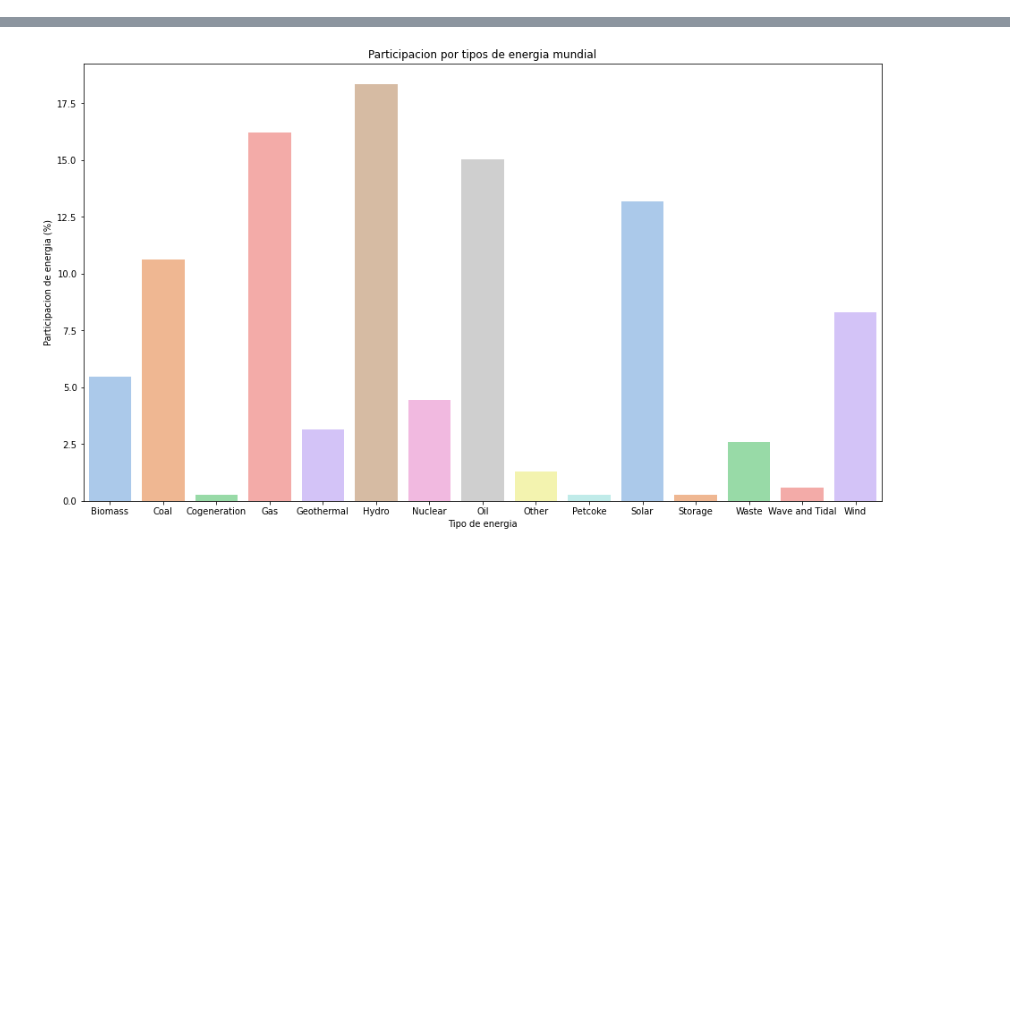
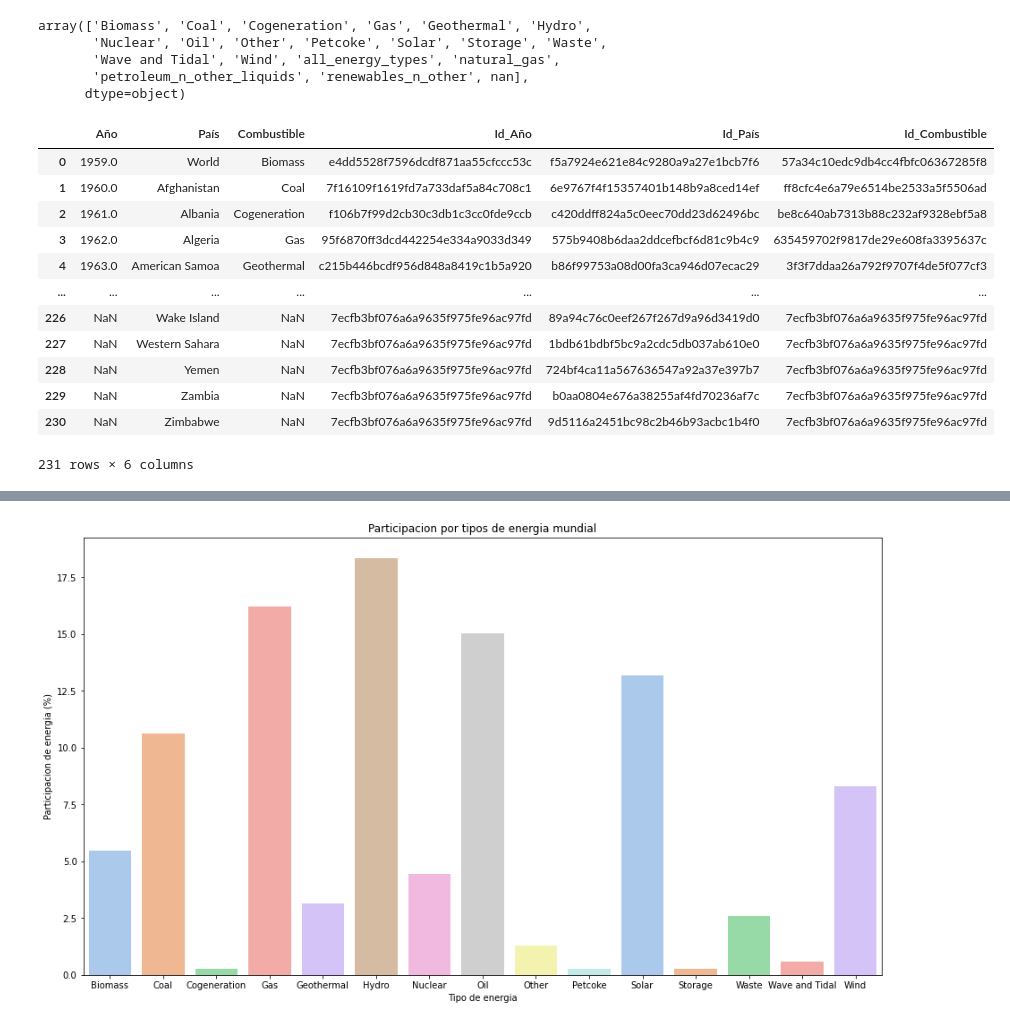
Before and after one commit to emissionsmap/emissionsmap, a Jupyter notebook: documentation/GlobaPlantasEner.ipynb, the cells around one changed output, grey strips where cells are left out. Saved outputs shown, nothing was run; the diff lists cells and outputs as text; code cells hidden in the pictures; blank space fills up the shorter version.

```diff
--- a/documentation/GlobaPlantasEner.ipynb
+++ b/documentation/GlobaPlantasEner.ipynb
@@ -57,3 +68,30 @@ data02 = pd.read_csv('D:\ProyectoFinal\dataset\global_power_plant_database.csv',
+# %%
+
+hechos = pd.read_csv('D:\emissionsmap\documentation\TablasNormal\Tabla_Hecho.csv', sep=',', low_memory=False, encoding='utf-8')
+# %%
+hechos.Combustible.unique()
+# %% [output]
+array(['Biomass', 'Coal', 'Cogeneration', 'Gas', 'Geothermal', 'Hydro',
+       'Nuclear', 'Oil', 'Other', 'Petcoke', 'Solar', 'Storage', 'Waste',
+       'Wave and Tidal', 'Wind', 'all_energy_types', 'natural_gas',
+       'petroleum_n_other_liquids', 'renewables_n_other', nan],
+      dtype=object)
+# %%
+hechos
+# %% [output]
+|  | Año | País | Combustible | Id_Año | Id_País | Id_Combustible |
+| 0 | 1959.0 | World | Biomass | e4dd5528f7596dcdf871aa55cfccc53c | f5a7924e621e84c9280a9a27e1bcb7f6 | 57a34c10edc9db4cc4fbfc06367285f8 |
+| 1 | 1960.0 | Afghanistan | Coal | 7f16109f1619fd7a733daf5a84c708c1 | 6e9767f4f15357401b148b9a8ced14ef | ff8cfc4e6a79e6514be2533a5f5506ad |
+| 2 | 1961.0 | Albania | Cogeneration | f106b7f99d2cb30c3db1c3cc0fde9ccb | c420ddff824a5c0eec70dd23d62496bc | be8c640ab7313b88c232af9328ebf5a8 |
+| 3 | 1962.0 | Algeria | Gas | 95f6870ff3dcd442254e334a9033d349 | 575b9408b6daa2ddcefbcf6d81c9b4c9 | 635459702f9817de29e608fa3395637c |
+| 4 | 1963.0 | American Samoa | Geothermal | c215b446bcdf956d848a8419c1b5a920 | b86f99753a08d00fa3ca946d07ecac29 | 3f3f7ddaa26a792f9707f4de5f077cf3 |
+| ... | ... | ... | ... | ... | ... | ... |
+| 226 | NaN | Wake Island | NaN | 7ecfb3bf076a6a9635f975fe96ac97fd | 89a94c76c0eef267f267d9a96d3419d0 | 7ecfb3bf076a6a9635f975fe96ac97fd |
+| 227 | NaN | Western Sahara | NaN | 7ecfb3bf076a6a9635f975fe96ac97fd | 1bdb61bdbf5bc9a2cdc5db037ab610e0 | 7ecfb3bf076a6a9635f975fe96ac97fd |
+| 228 | NaN | Yemen | NaN | 7ecfb3bf076a6a9635f975fe96ac97fd | 724bf4ca11a567636547a92a37e397b7 | 7ecfb3bf076a6a9635f975fe96ac97fd |
+| 229 | NaN | Zambia | NaN | 7ecfb3bf076a6a9635f975fe96ac97fd | b0aa0804e676a38255af4fd70236af7c | 7ecfb3bf076a6a9635f975fe96ac97fd |
+| 230 | NaN | Zimbabwe | NaN | 7ecfb3bf076a6a9635f975fe96ac97fd | 9d5116a2451bc98c2b46b93acbc1b4f0 | 7ecfb3bf076a6a9635f975fe96ac97fd |
+231 rows × 6 columns
 # %%
 calidad = calidaDato(data02)
 calidad
```
Also changed, not shown: parts of 24 cells of this notebook, 6 other files.
